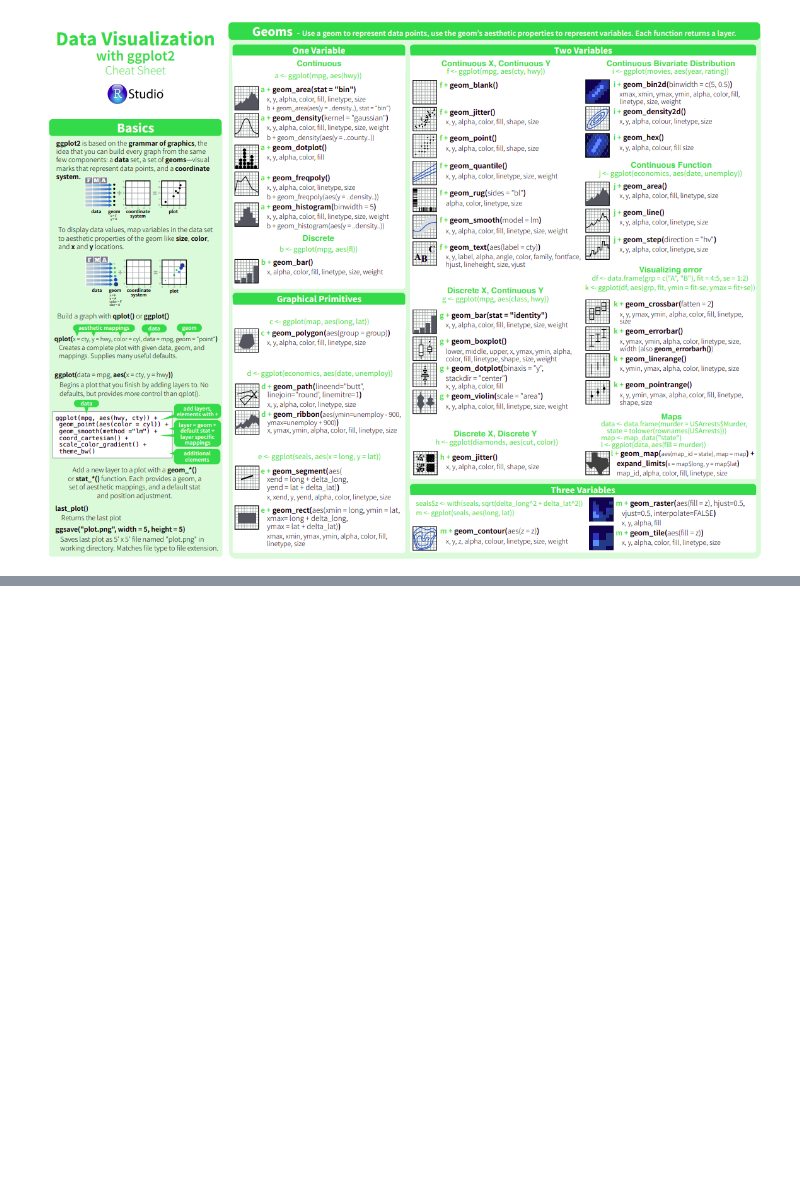
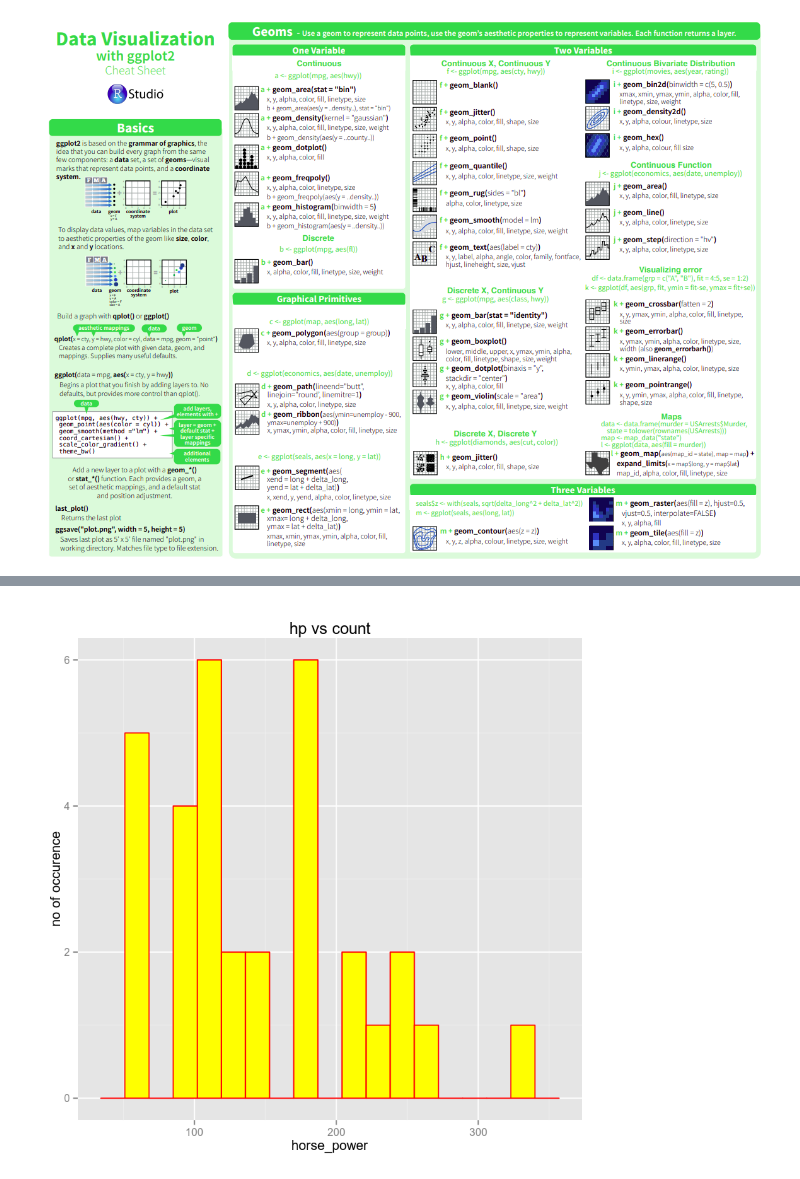
Before and after one commit to swainasish/learn, a Jupyter notebook: R_basic_udemy.ipynb, the cells around one changed output, grey strips where cells are left out. Cells and saved outputs as stored; diff of their text form; code cells hidden in the pictures; blank space fills up the shorter version.

```diff
--- a/R_basic_udemy.ipynb
+++ b/R_basic_udemy.ipynb
@@ -439,0 +451,9 @@ ERROR: Error in eval(expr, envir, enclos): object 'ck' not found
+# %%
+#Histogram
+#data+aesthetic layer
+plt1<-ggplot(mtcars,aes(hp))
+#geometry_layer
+plt2<-plt1+ geom_histogram(binwidth=17,color='red',fill='yellow')
+plt2+xlab('horse_power')+ylab('no of occurence')+ggtitle('hp vs count')
+# %% [output]
+[figure, added]
```
Also changed, not shown: parts of 19 cells of this notebook.
